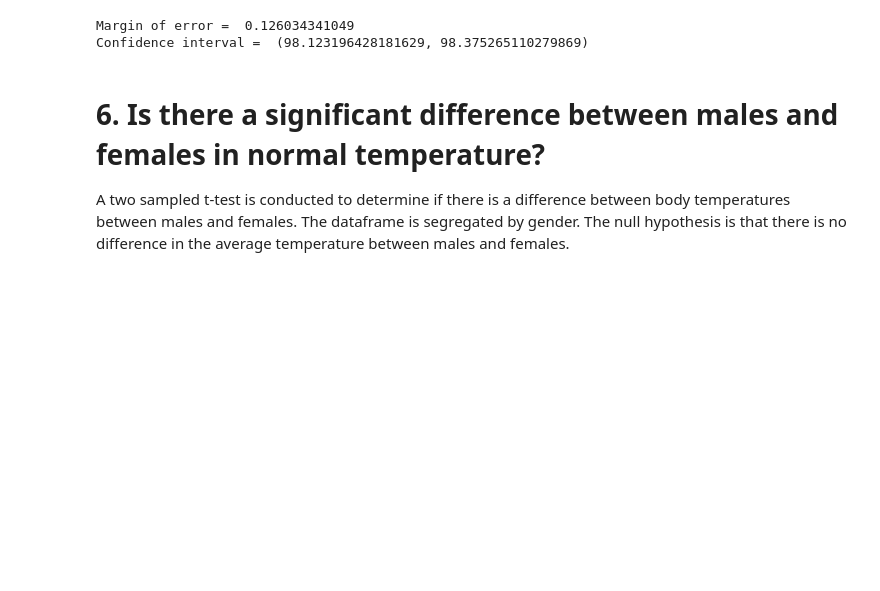
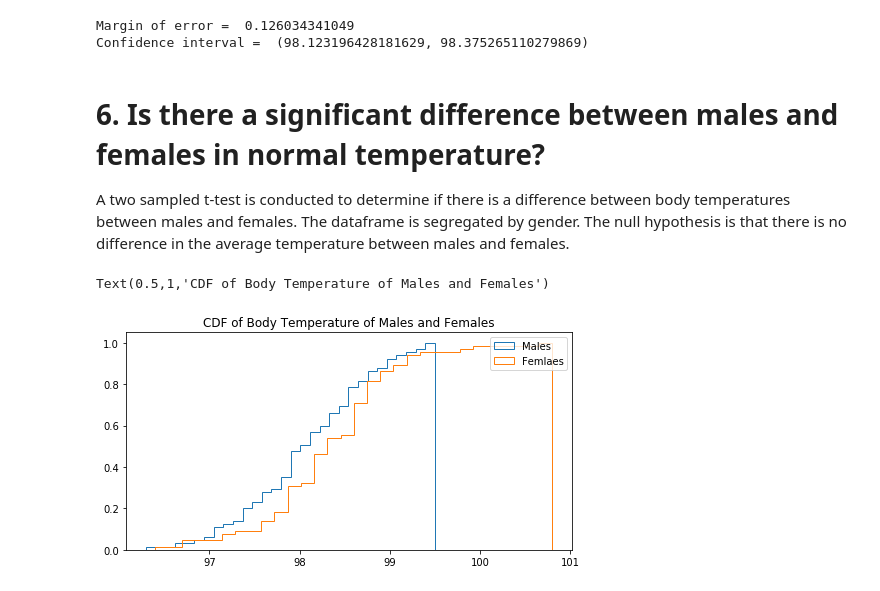
Before and after one commit to wsjk/inferential_stats_exercises, a Jupyter notebook: human_temp/sliderule_dsi_inferential_statistics_exercise_1.ipynb, the cells around one changed output. Drawn from its saved outputs; the diff is of its cells as text; code cells hidden in the pictures; blank space fills up the shorter version.

Commit message:
added some plots at the end of notebook

```diff
--- a/human_temp/sliderule_dsi_inferential_statistics_exercise_1.ipynb
+++ b/human_temp/sliderule_dsi_inferential_statistics_exercise_1.ipynb
@@ -196,5 +196,14 @@ A two sampled t-test is conducted to determine if there is a difference between
 # %%
 males = df[df.gender == 'M']
 females = df[df.gender == 'F']
+# %%
+fig, ax = plt.subplots(figsize=(8, 4))
+_ = ax.hist(males.temperature, 30, normed=1, histtype='step', cumulative=True, label='Males')
+_ = ax.hist(females.temperature, 30, normed=1, histtype='step', cumulative=True, label='Femlaes')
+plt.legend()
+plt.title("CDF of Body Temperature of Males and Females")
+# %% [output]
+Text(0.5,1,'CDF of Body Temperature of Males and Females')
+[figure, added]
 # %%
 stats.ttest_ind(males.temperature, females.temperature, equal_var=True)
```
Also changed, not shown: parts of 4 cells of this notebook.
